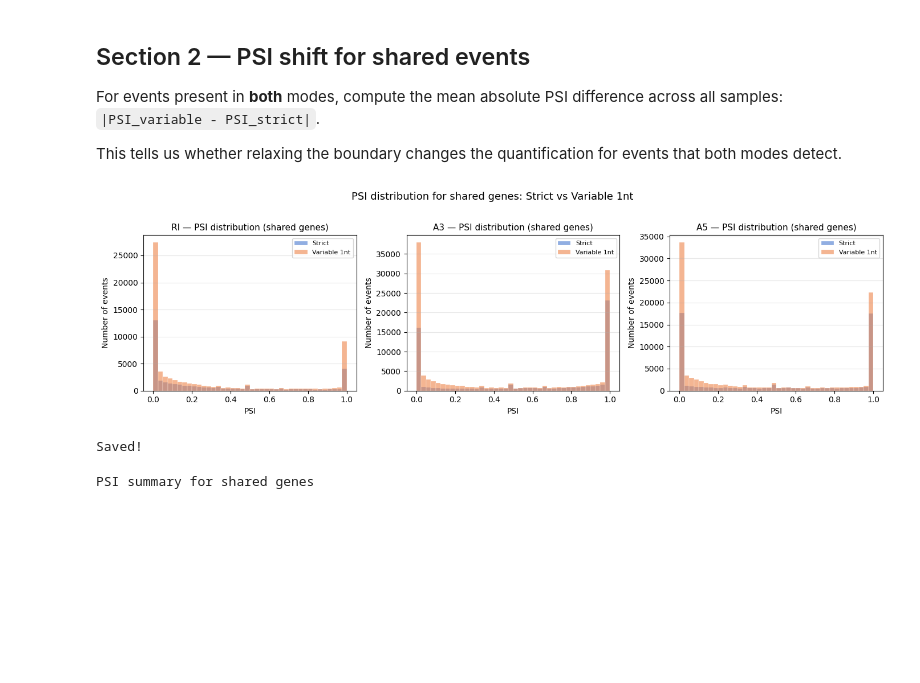
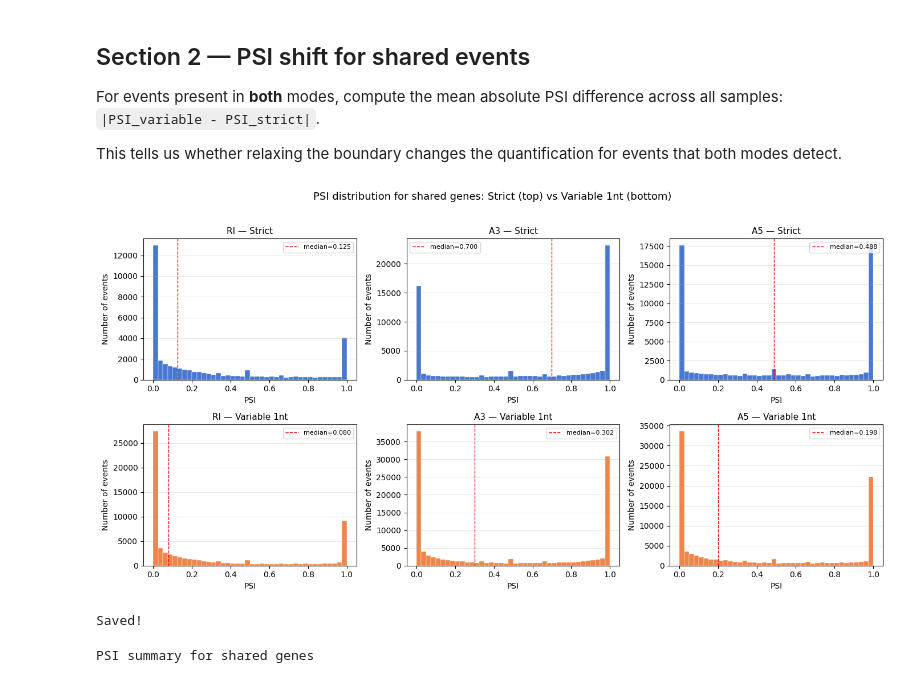
Before and after one commit to griceyrt/Internship, a Jupyter notebook: analysis/notebooks/03_psi_comparison.ipynb, the cells around one changed output. Saved outputs shown, nothing was run; the diff lists cells and outputs as text; code cells hidden in the pictures; blank space fills up the shorter version.

Commit message:
notebook3 psi shift

```diff
--- a/analysis/notebooks/03_psi_comparison.ipynb
+++ b/analysis/notebooks/03_psi_comparison.ipynb
@@ -189,64 +189,60 @@ This tells us whether relaxing the boundary changes the quantification
 for events that both modes detect.
 # %%
 # Section 2 — PSI distribution for shared genes: strict vs variable
-fig, axes = plt.subplots(1, 3, figsize=(14, 4))
-
-shift_summary = []
+fig, axes = plt.subplots(2, 3, figsize=(14, 7))
 
 for i, event in enumerate(EVENT_TYPES):
     strict_df = psi[("strict", event)]
     var1_df   = psi[("var1",   event)]
 
-    # Shared genes
     strict_genes = set(idx.split(";")[0] for idx in strict_df.index
                        if idx.startswith("ENSMUSG"))
     var1_genes   = set(idx.split(";")[0] for idx in var1_df.index
                        if idx.startswith("ENSMUSG"))
     shared_genes = strict_genes & var1_genes
 
-    # All PSI values for events belonging to shared genes
     strict_vals = strict_df[
         strict_df.index.map(lambda x: x.split(";")[0] if x.startswith("ENSMUSG") else "")
         .isin(shared_genes)
     ].values.flatten()
+    strict_vals = strict_vals[~np.isnan(strict_vals)]
 
     var1_vals = var1_df[
         var1_df.index.map(lambda x: x.split(";")[0] if x.startswith("ENSMUSG") else "")
         .isin(shared_genes)
     ].values.flatten()
+    var1_vals = var1_vals[~np.isnan(var1_vals)]
 
-    # Drop NaN
-    strict_vals = strict_vals[~np.isnan(strict_vals)]
-    var1_vals   = var1_vals[~np.isnan(var1_vals)]
+    # Top row: strict
+    ax_top = axes[0, i]
+    ax_top.hist(strict_vals, bins=40, color=muted[0], edgecolor="white", linewidth=0.3)
+    ax_top.set_title(f"{event} — Strict", fontsize=11)
+    ax_top.set_ylabel("Number of events")
+    ax_top.set_xlabel("PSI")
+    ax_top.axvline(np.median(strict_vals), color="red", linestyle="--",
+                   linewidth=1, label=f"median={np.median(strict_vals):.3f}")
+    ax_top.legend(fontsize=8)
+    ax_top.grid(axis="y", alpha=0.3)
 
-    shift_summary.append({
-        "Event":               event,
-        "Shared genes":        len(shared_genes),
-        "Strict PSI events":   len(strict_vals),
-        "Variable PSI events": len(var1_vals),
-        "Strict median PSI":   f"{np.median(strict_vals):.3f}",
-        "Variable median PSI": f"{np.median(var1_vals):.3f}",
-    })
+    # Bottom row: variable
+    ax_bot = axes[1, i]
+    ax_bot.hist(var1_vals, bins=40, color=muted[1], edgecolor="white", linewidth=0.3)
+    ax_bot.set_title(f"{event} — Variable 1nt", fontsize=11)
+    ax_bot.set_ylabel("Number of events")
+    ax_bot.set_xlabel("PSI")
+    ax_bot.axvline(np.median(var1_vals), color="red", linestyle="--",
+                   linewidth=1, label=f"median={np.median(var1_vals):.3f}")
+    ax_bot.legend(fontsize=8)
+    ax_bot.grid(axis="y", alpha=0.3)
 
-    ax = axes[i]
-    ax.hist(strict_vals, bins=40, alpha=0.6, color=muted[0], label="Strict",
-            edgecolor="white", linewidth=0.3)
-    ax.hist(var1_vals,   bins=40, alpha=0.6, color=muted[1], label="Variable 1nt",
-            edgecolor="white", linewidth=0.3)
-    ax.set_title(f"{event} — PSI distribution (shared genes)", fontsize=11)
-    ax.set_xlabel("PSI")
-    ax.set_ylabel("Number of events")
-    ax.legend(fontsize=8)
-    ax.grid(axis="y", alpha=0.3)
-
-plt.suptitle("PSI distribution for shared genes: Strict vs Variable 1nt",
+plt.suptitle("PSI distribution for shared genes: Strict (top) vs Variable 1nt (bottom)",
              fontsize=13, y=1.02)
 plt.tight_layout()
 plt.savefig("../../figures/plots/hist_psi_shared_genes.png", dpi=150, bbox_inches="tight")
 plt.show()
 print("Saved!")
 # %% [output]
-[figure, old version]
+[figure, new version]
 Saved!
 # %%
 # Section 2 — summary table for PSI shift
```
Also changed, not shown: 1 other file.
